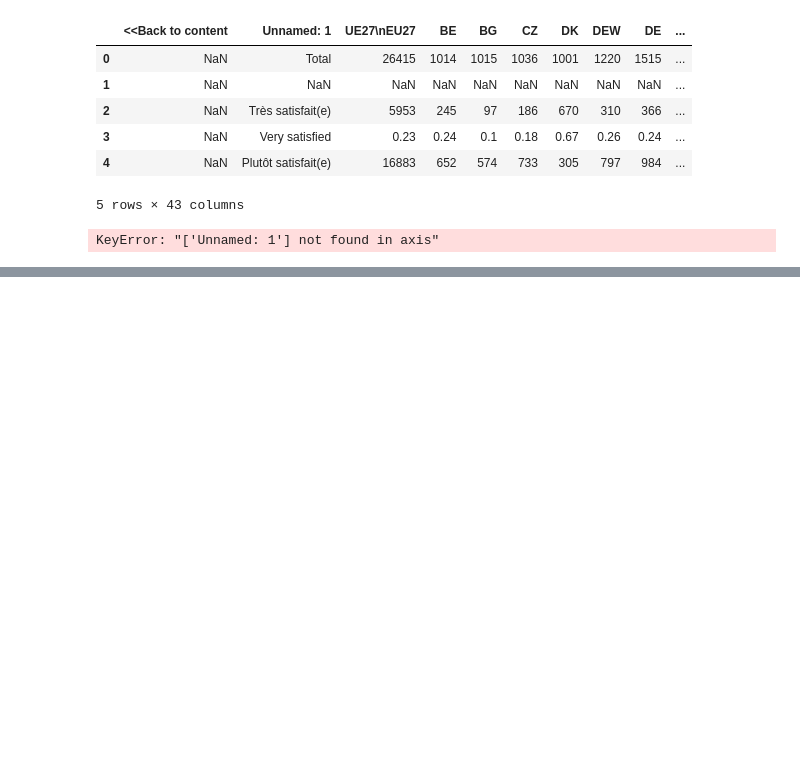
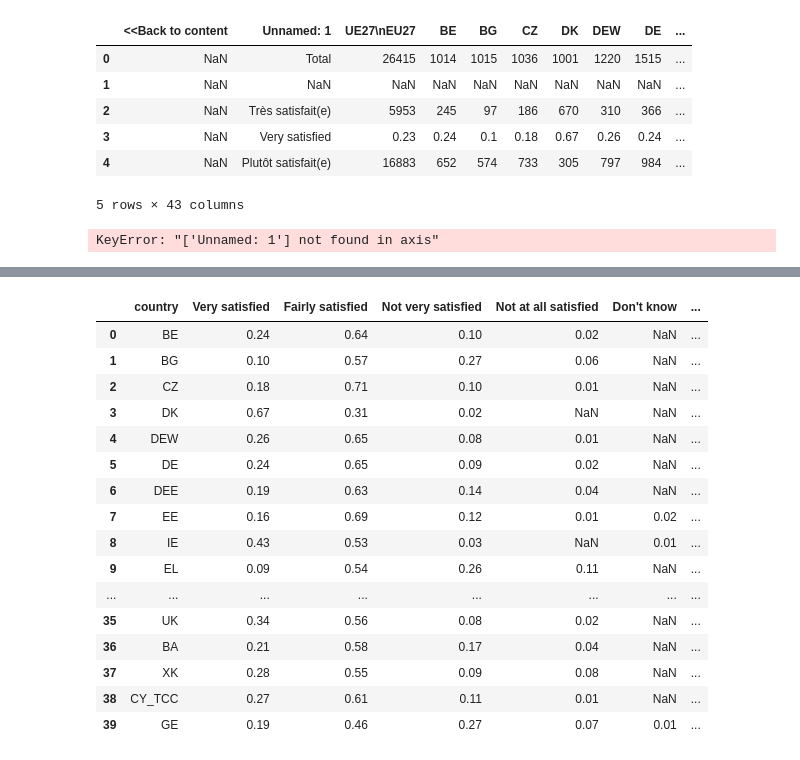
Before and after one commit to skibodaria/digital_literacy_eu, a Jupyter notebook: 02_data_retrieval/mapping.ipynb, the cells around one changed output, grey strips where cells are left out. Drawn from its saved outputs; the diff is of its cells as text; code cells hidden in the pictures; blank space fills up the shorter version.

Commit message:
finally got the logic of indexing columns and mapping questiona and answers

```diff
--- a/02_data_retrieval/mapping.ipynb
+++ b/02_data_retrieval/mapping.ipynb
@@ -81,3 +81,8 @@ df_test.reset_index(inplace=True)
 df_test.columns.name = None
 # %% [output]
 KeyError: "['Unnamed: 1'] not found in axis"
+# %%
+file_path_eb = './eurobarometer_data/eb_105.xlsx'
+dict_eb = read_eurobarometer(file_path_eb)
+df = dict_eb['D70']
+df.head()
@@ -84,2 +97,43 @@ KeyError: "['Unnamed: 1'] not found in axis"
+# %%
+df_test = df.copy()
+df_test = df_test.drop(columns={'<<Back to content','UE27\nEU27', 'UE27\\nEU27'},errors='ignore').copy()
+# drop first two rows:
+df_test = df_test.drop(df_test.index[:2])
+df_test.reset_index()
+# drop all rows with French / absolute numbers
+df_test = df_test.iloc[1::2]
+# turn all columns to numeric
+num_cols = df_test.columns.drop('Unnamed: 1')
+df_test[num_cols] = df_test[num_cols].apply(pd.to_numeric, errors='coerce')
+# ret index for the answers:
+df_test.set_index('Unnamed: 1',inplace=True)
+# flip the table:
+df_test = df_test.T
+# name the new index column:
+df_test.index.name = 'country'
+# drop all rows which are not in the list of the EU countries
+# df_test = df_test[df_test.index.isin(eu_countries)]
+# reset index:
+df_test.reset_index(inplace=True)
+df_test.columns.name = None
+df_test
+# %% [output]
+|  | country | Very satisfied | Fairly satisfied | Not very satisfied | Not at all satisfied | Don't know | ... |
+| 0 | BE | 0.24 | 0.64 | 0.10 | 0.02 | NaN | ... |
+| 1 | BG | 0.10 | 0.57 | 0.27 | 0.06 | NaN | ... |
+| 2 | CZ | 0.18 | 0.71 | 0.10 | 0.01 | NaN | ... |
+| 3 | DK | 0.67 | 0.31 | 0.02 | NaN | NaN | ... |
+| 4 | DEW | 0.26 | 0.65 | 0.08 | 0.01 | NaN | ... |
+| 5 | DE | 0.24 | 0.65 | 0.09 | 0.02 | NaN | ... |
+| 6 | DEE | 0.19 | 0.63 | 0.14 | 0.04 | NaN | ... |
+| 7 | EE | 0.16 | 0.69 | 0.12 | 0.01 | 0.02 | ... |
+| 8 | IE | 0.43 | 0.53 | 0.03 | NaN | 0.01 | ... |
+| 9 | EL | 0.09 | 0.54 | 0.26 | 0.11 | NaN | ... |
+| ... | ... | ... | ... | ... | ... | ... | ... |
+| 35 | UK | 0.34 | 0.56 | 0.08 | 0.02 | NaN | ... |
+| 36 | BA | 0.21 | 0.58 | 0.17 | 0.04 | NaN | ... |
+| 37 | XK | 0.28 | 0.55 | 0.09 | 0.08 | NaN | ... |
+| 38 | CY_TCC | 0.27 | 0.61 | 0.11 | 0.01 | NaN | ... |
+| 39 | GE | 0.19 | 0.46 | 0.27 | 0.07 | 0.01 | ... |
 # %%
 mapped_columns = []
```
Also changed, not shown: parts of 5 cells of this notebook, 1 other file.
